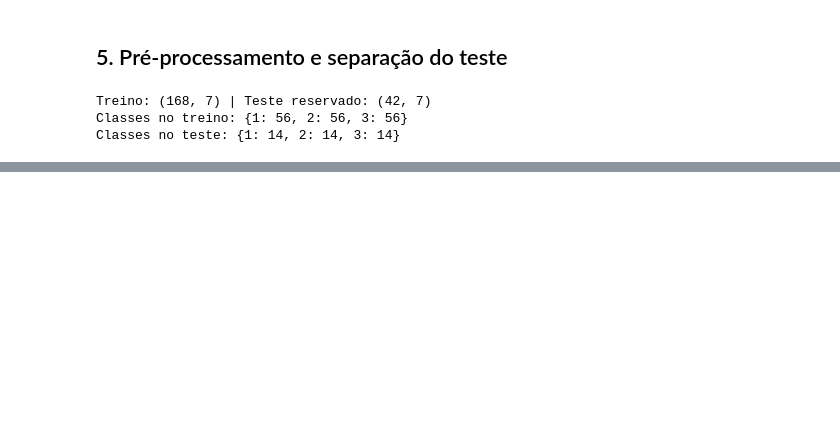
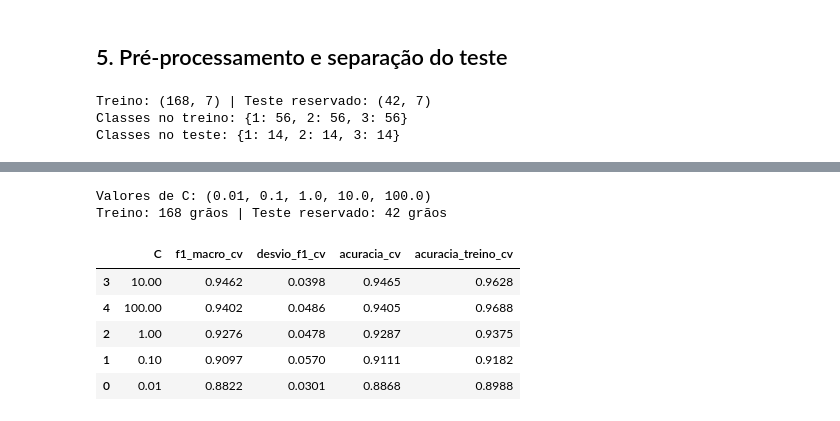
Before and after one commit to gabriel-felix-dev/machine-learning-av2, a Jupyter notebook: machine_learning_av2.ipynb, the cells around one changed output, grey strips where cells are left out. Drawn from its saved outputs; the diff is of its cells as text; code cells hidden in the pictures; blank space fills up the shorter version.

```diff
--- a/machine_learning_av2.ipynb
+++ b/machine_learning_av2.ipynb
@@ -344,0 +149,51 @@ Formato do treino selecionado: (168, 4)
+# %%
+# Definimos o mesmo pipeline para cada valor de C; seleção e escala são refeitas em cada dobra.
+from joblib import dump
+from sklearn.metrics import accuracy_score, classification_report, confusion_matrix, f1_score
+from sklearn.model_selection import cross_validate
+
+VALORES_C = (0.01, 0.1, 1.0, 10.0, 100.0)
+
+def construir_pipeline(c):
+    return Pipeline([
+        ("selecao", SelectKBest(score_func=f_classif, k=4)),
+        ("padronizacao", StandardScaler()),
+        ("classificador", LogisticRegression(C=c, max_iter=2000, random_state=RANDOM_STATE)),
+    ])
+
+print("Valores de C:", VALORES_C)
+print("Treino:", len(X_treino), "grãos | Teste reservado:", len(X_teste), "grãos")
+# %% [output]
+Valores de C: (0.01, 0.1, 1.0, 10.0, 100.0)
+Treino: 168 grãos | Teste reservado: 42 grãos
+# %%
+# Comparamos os cinco valores de C apenas nos 168 grãos de treino.
+validacao_27_11 = StratifiedKFold(n_splits=5, shuffle=True, random_state=RANDOM_STATE)
+linhas_refino_27_11 = []
+
+for c in VALORES_C:
+    notas = cross_validate(
+        construir_pipeline(c), X_treino, y_treino, cv=validacao_27_11,
+        scoring={"f1_macro": "f1_macro", "acuracia": "accuracy"},
+        return_train_score=True, n_jobs=1,
+    )
+    linhas_refino_27_11.append({
+        "C": c,
+        "f1_macro_cv": notas["test_f1_macro"].mean(),
+        "desvio_f1_cv": notas["test_f1_macro"].std(ddof=1),
+        "acuracia_cv": notas["test_acuracia"].mean(),
+        "acuracia_treino_cv": notas["train_acuracia"].mean(),
+    })
+
+comparacao_c_27_11 = pd.DataFrame(linhas_refino_27_11).sort_values(
+    ["f1_macro_cv", "acuracia_cv", "C"], ascending=[False, False, True]
+)
+with pd.option_context("display.precision", 4):
+    display(comparacao_c_27_11.round(4))
+# %% [output]
+|  | C | f1_macro_cv | desvio_f1_cv | acuracia_cv | acuracia_treino_cv |
+| 3 | 10.00 | 0.9462 | 0.0398 | 0.9465 | 0.9628 |
+| 4 | 100.00 | 0.9402 | 0.0486 | 0.9405 | 0.9688 |
+| 2 | 1.00 | 0.9276 | 0.0478 | 0.9287 | 0.9375 |
+| 1 | 0.10 | 0.9097 | 0.0570 | 0.9111 | 0.9182 |
+| 0 | 0.01 | 0.8822 | 0.0301 | 0.8868 | 0.8988 |
```
Also changed, not shown: parts of 32 cells of this notebook, 1 other file.
